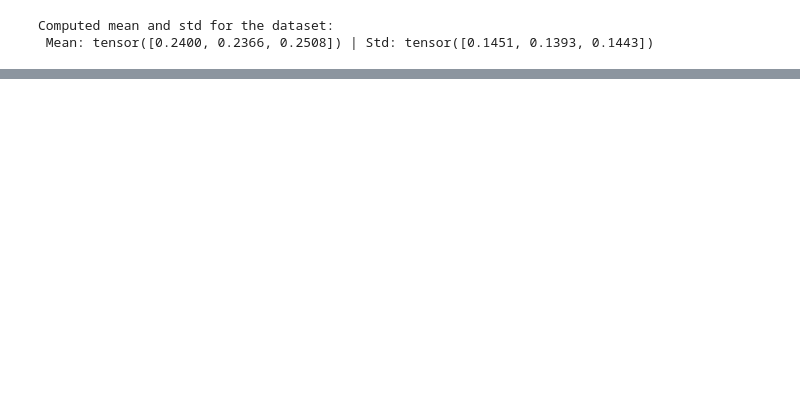
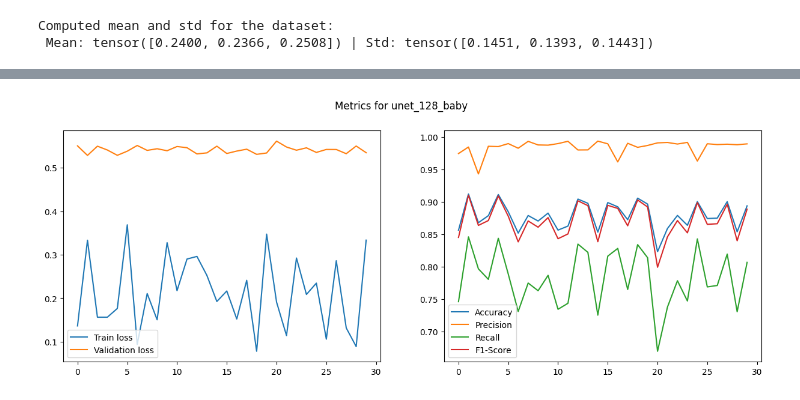
Before and after one commit to TheArtemis/Sapienza-AI-Lab-Project, a Jupyter notebook: 38-cloud-notebook.ipynb, the cells around one changed output, grey strips where cells are left out. Drawn from its saved outputs; the diff is of its cells as text; code cells hidden in the pictures; blank space fills up the shorter version.

```diff
--- a/38-cloud-notebook.ipynb
+++ b/38-cloud-notebook.ipynb
@@ -482,22 +544,26 @@ df_metrics.head()
 # %%
+df_metrics = pd.read_csv(os.path.join(MODELS_FOLDER, f'{MODEL_NAME}_metrics.csv'), dtype={'epoch': int})
+
 ep = df_metrics['epoch']
 tr_loss = df_metrics['train_loss']
 val_loss = df_metrics['val_loss']
 acc = df_metrics['accuracy']
 prec = df_metrics['precision']
 rec = df_metrics['recall']
 f1 = df_metrics['f1']
 
 fig, ax = plt.subplots(1, 2, figsize=(15, 5))
 
 ax[0].plot(ep, tr_loss, label='Train loss')
 ax[0].plot(ep, val_loss, label='Validation loss')
 ax[0].legend()
 
 ax[1].plot(ep, acc, label='Accuracy')
 ax[1].plot(ep, prec, label='Precision')
 ax[1].plot(ep, rec, label='Recall')
 ax[1].plot(ep, f1, label='F1-Score')
 ax[1].legend()
 fig.suptitle(f'Metrics for {MODEL_NAME}')
 fig.savefig(os.path.join(OUTPUT_FOLDER, f'{MODEL_NAME}_metrics.png'))
+# %% [output]
+[figure, added]
```
Also changed, not shown: parts of 14 cells of this notebook.
